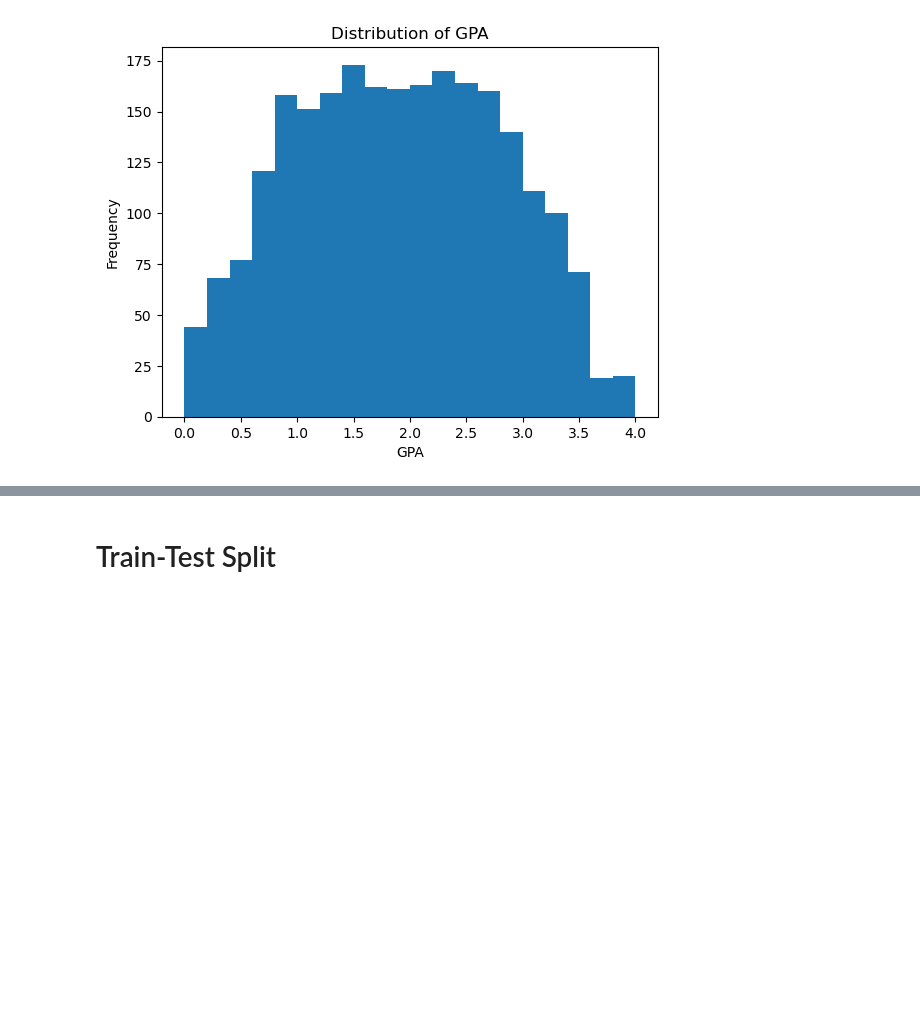
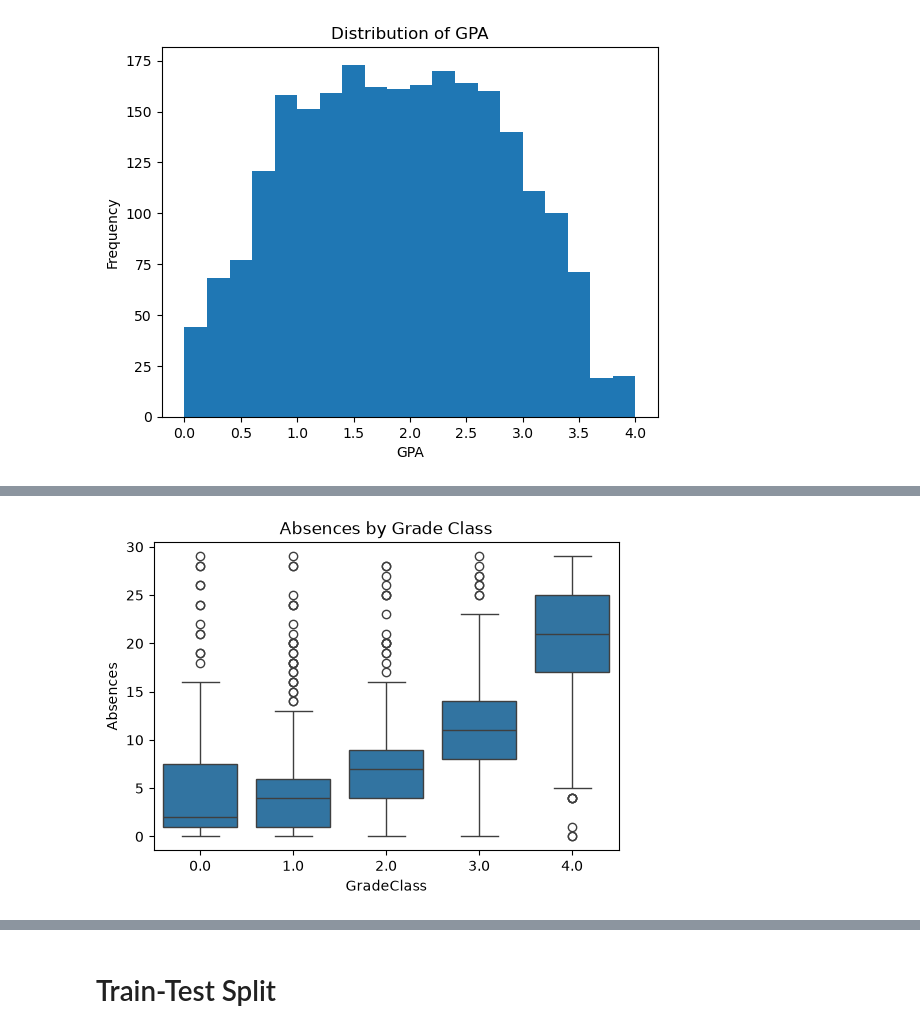
Before and after one commit to SahitSigdel/Student-Performance-Prediction, a Jupyter notebook: Notebook/GradeClass_Prediction.ipynb, the cells around one changed output, grey strips where cells are left out. Saved outputs shown, nothing was run; the diff lists cells and outputs as text; code cells hidden in the pictures; blank space fills up the shorter version.

```diff
--- a/Notebook/GradeClass_Prediction.ipynb
+++ b/Notebook/GradeClass_Prediction.ipynb
@@ -222 +218,15 @@ plt.show()
+# %%
+plt.figure(figsize=(6,4))
+
+sns.boxplot(
+    x="GradeClass",
+    y="Absences",
+    data=df
+)
+
+plt.title("Absences by Grade Class")
+
+plt.show()
+# %% [output]
+[figure, added]
 # %%
```
Also changed, not shown: parts of 39 cells of this notebook.
